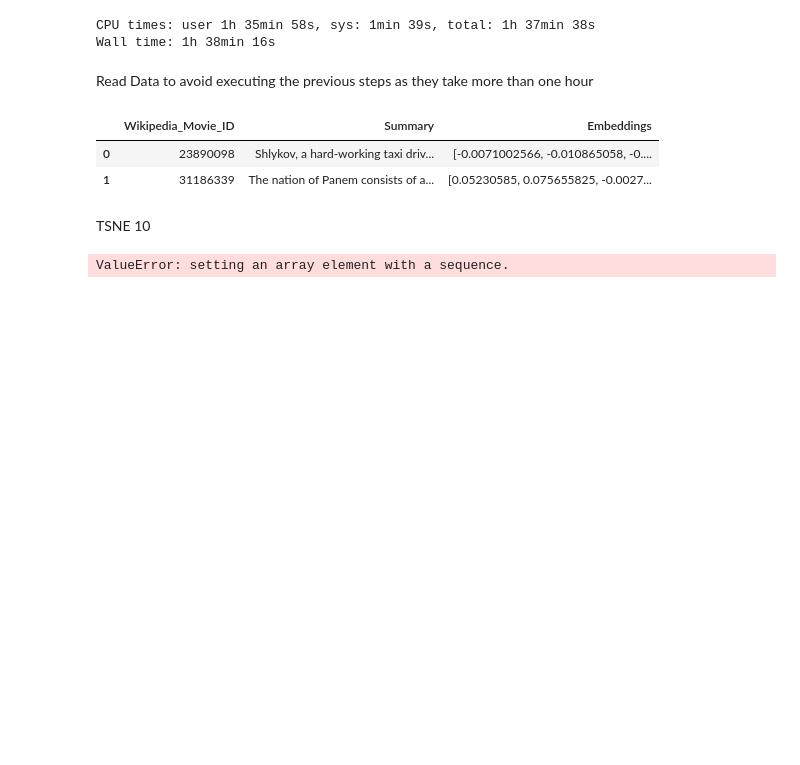
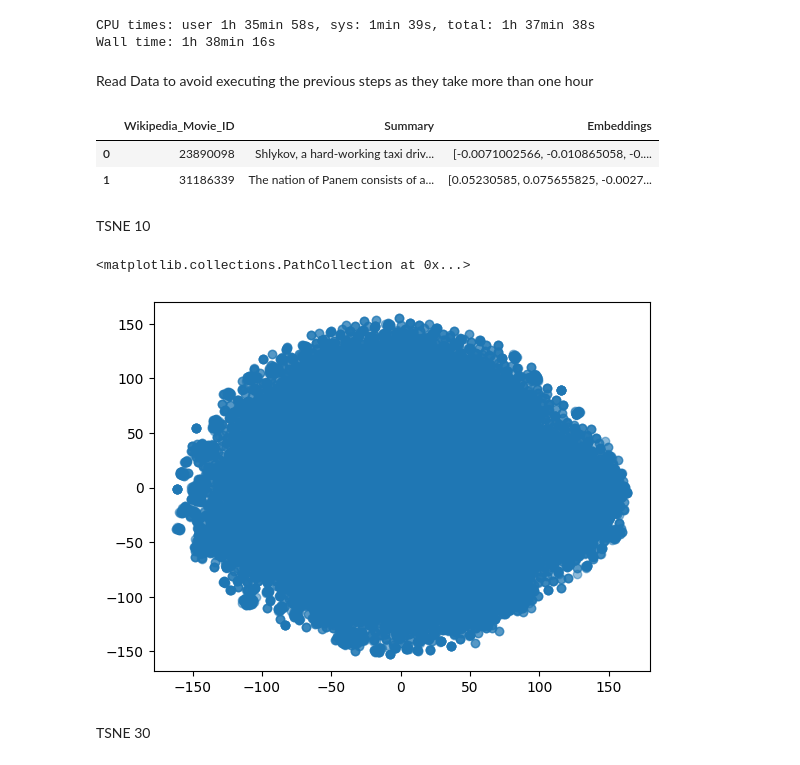
Before and after one commit to epfl-ada/ada-2022-project-robopros, a Jupyter notebook: NLP_notebooks/Clustering_summaries.ipynb, the cells around one changed output. Cells and saved outputs as stored; diff of their text form; code cells hidden in the pictures; blank space fills up the shorter version.

Commit message:
tsne embedding plot

```diff
--- a/NLP_notebooks/Clustering_summaries.ipynb
+++ b/NLP_notebooks/Clustering_summaries.ipynb
@@ -44,4 +48,5 @@ model_tsne = TSNE(perplexity=10, n_components=2, init='pca', n_iter=2500, random
 # %%
-tsne = model_tsne.fit_transform(df['Embeddings'])
+tsne = model_tsne.fit_transform(np.array(df["Embeddings"].tolist()))
-# %% [output]
-ValueError: setting an array element with a sequence.
+# %%
+df['tsne_10_x'] = tsne[:,0]
+df['tsne_10_y'] = tsne[:,1]
@@ -47,0 +55,7 @@ ValueError: setting an array element with a sequence.
+# %%
+plt.scatter(df['tsne_10_x'], df['tsne_10_y'], alpha=.5)
+# %% [output]
+<matplotlib.collections.PathCollection at 0x...>
+[figure, added]
+# %% [markdown]
+TSNE 30
```
Also changed, not shown: parts of 8 cells of this notebook.
